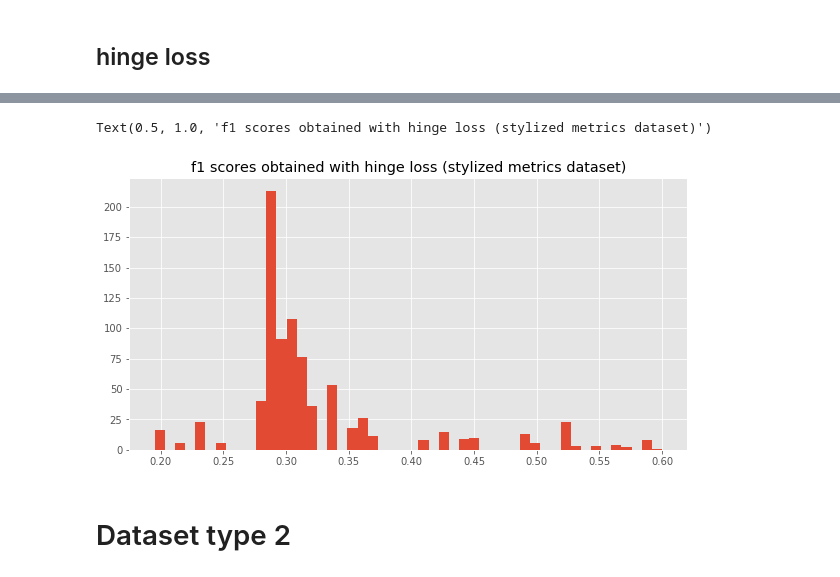
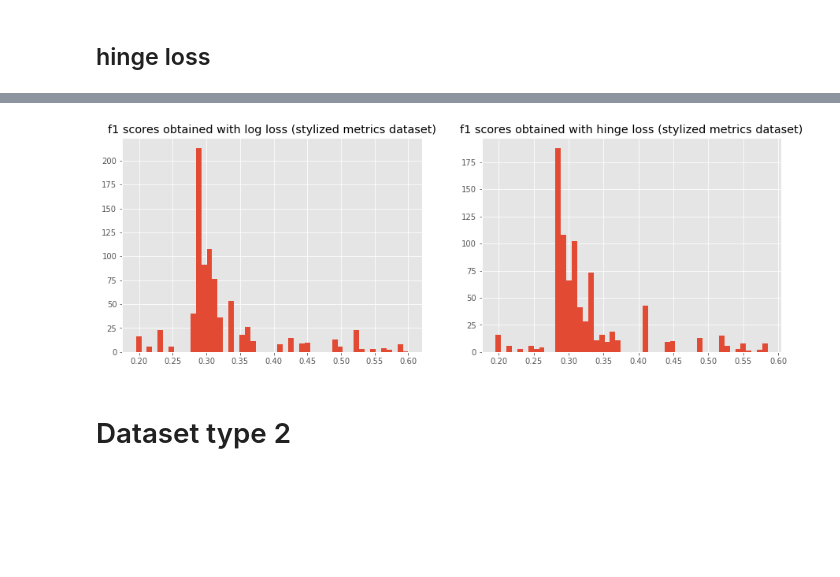
Before and after one commit to rmfeng/dsqfltproject, a Jupyter notebook: notebooks/part_2_models.ipynb, the cells around one changed output, grey strips where cells are left out. Cells and saved outputs as stored; diff of their text form; code cells hidden in the pictures; blank space fills up the shorter version.

```diff
--- a/notebooks/part_2_models.ipynb
+++ b/notebooks/part_2_models.ipynb
@@ -254,7 +254,7 @@ _param_grid_log_type1={
 # %%
 # proceed to search and store best F1 scores achieved on training set
 
-best_f1_log = GridSearch(dataset_type='1',_param_grid = _param_grid_log_type1)
+best_f1_log_1 = GridSearch(dataset_type='1',_param_grid = _param_grid_log_type1)
 # %% [output]
 [Exception]  couldn't predict for year 1995  quarter 3
 [Exception]  couldn't predict for year 1996  quarter 1
@@ -298,7 +288,7 @@ _param_grid_hinge_type1={
 # %%
 # proceed to search and store best F1 scores achieved on training set
 
-best_f1_hinge = GridSearch(dataset_type='1',_param_grid = _param_grid_hinge_type1)
+best_f1_hinge_1 = GridSearch(dataset_type='1',_param_grid = _param_grid_hinge_type1)
 # %% [output]
 [Exception]  couldn't predict for year 1995  quarter 3
 [Exception]  couldn't predict for year 1996  quarter 1
@@ -320,11 +310,15 @@ total time elapsed: 329 s
 # %%
-plt.figure(figsize=(10,5))
-plt.hist(best_f1_hinge,bins=50)
+fig = plt.figure(figsize=(15,5))
+plt.subplot(1,2,1)
+plt.hist(best_f1_log_1,bins=50)
+plt.title('f1 scores obtained with log loss (stylized metrics dataset)')
+plt.subplot(1,2,2)
+plt.hist(best_f1_hinge_1,bins=50)
 plt.title('f1 scores obtained with hinge loss (stylized metrics dataset)')
+fig.savefig('../images/F1_dataset1.png', dpi=fig.dpi)
 plt.show()
 # %% [output]
-Text(0.5, 1.0, 'f1 scores obtained with hinge loss (stylized metrics dataset)')
-[figure, old version]
+[figure, new version]
 # %% [markdown]
 # Dataset type 2
 # %% [markdown]
```
Also changed, not shown: parts of 8 cells of this notebook, 3 other files.
